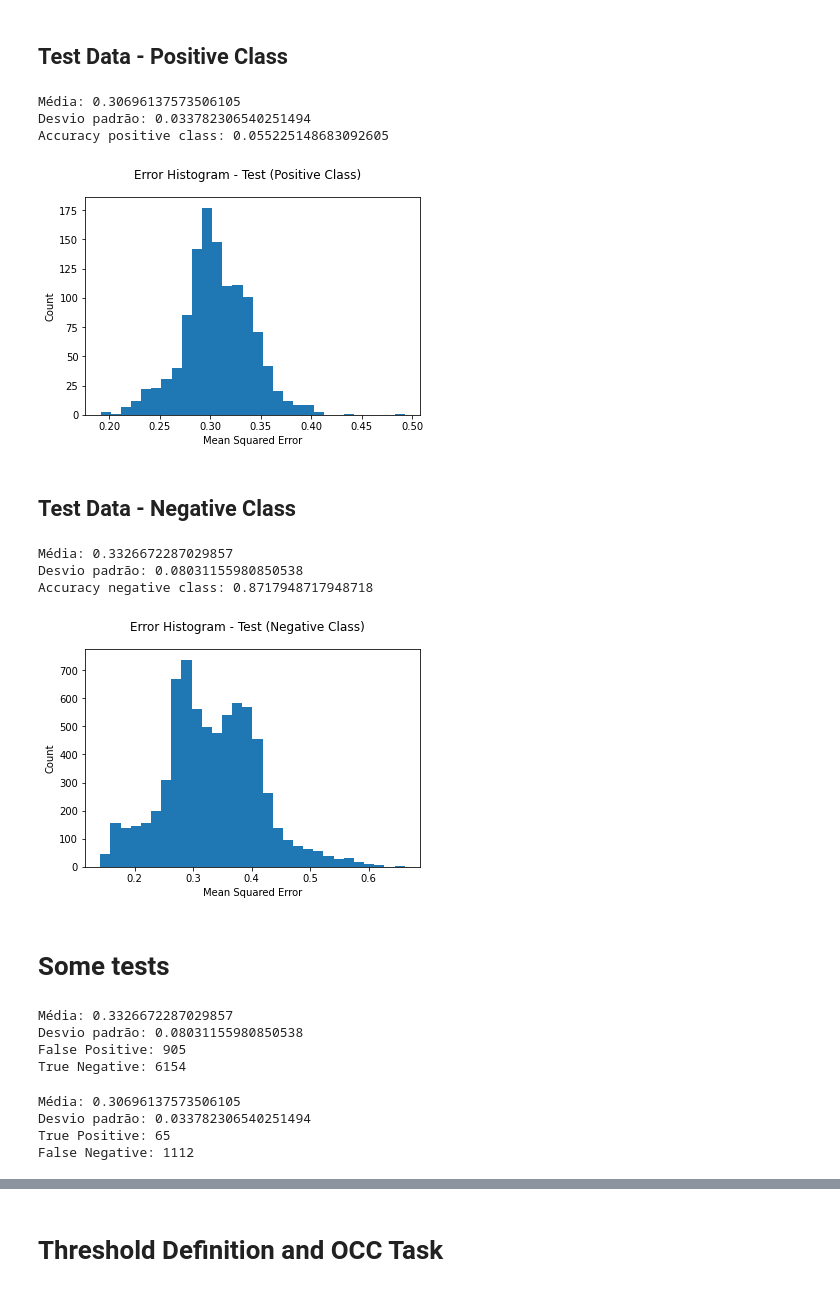
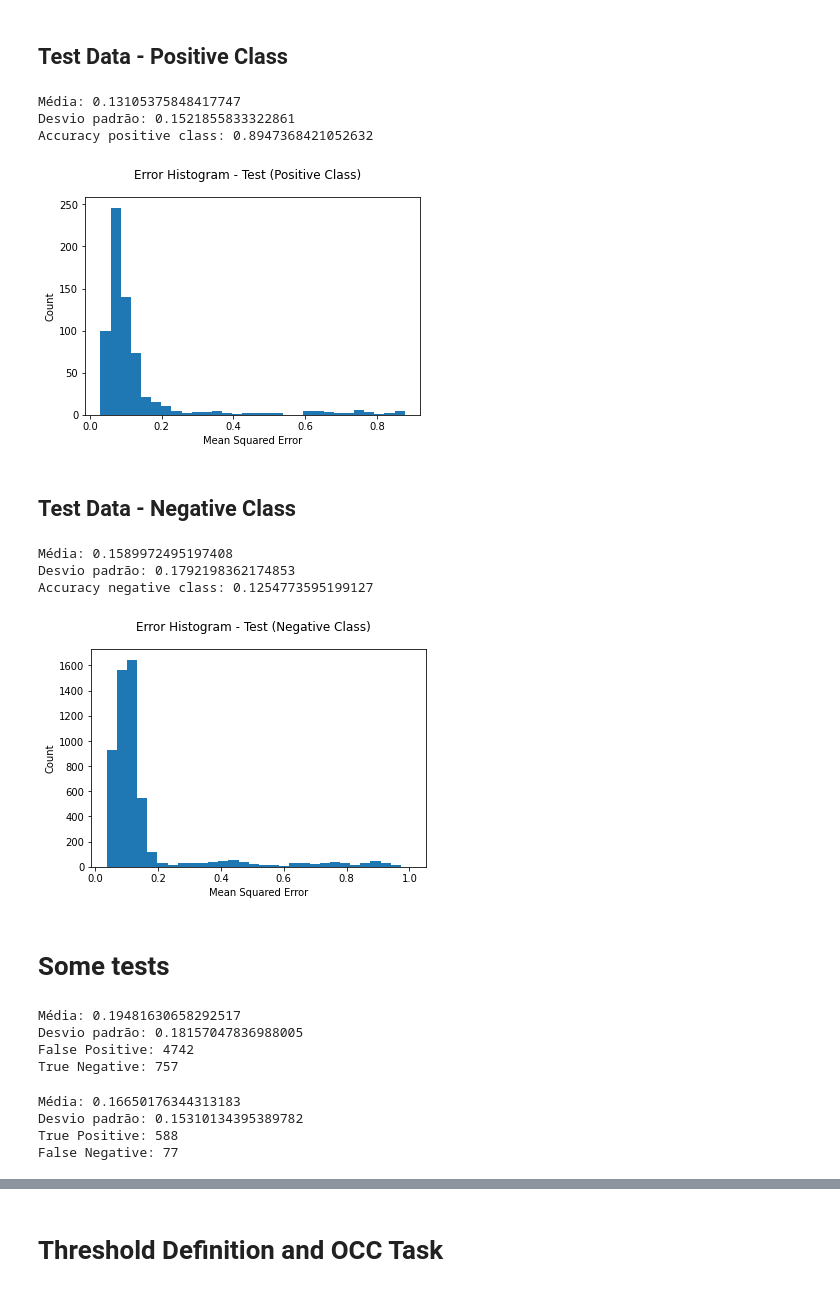
Before and after one commit to Tyred/TimeSeries_OCC-PUL, a Jupyter notebook: Notebooks/OC_ConvAutoencoder.ipynb, the cells around one changed output, grey strips where cells are left out. Cells and saved outputs as stored; diff of their text form; code cells hidden in the pictures.

```diff
--- a/Notebooks/OC_ConvAutoencoder.ipynb
+++ b/Notebooks/OC_ConvAutoencoder.ipynb
@@ -51,23 +51,29 @@ class ConvAutoencoder(tf.keras.Model):
         self.decoded = keras.layers.Conv1D(1, 3, activation='linear', padding='same')
 
     def call(self, inputs):
-        print(inputs.shape)
-        x = self.conv_1(inputs)
-        x = self.max_1(x)
-        x = self.conv_2(x)
-        x = self.max_2(x)
-        x = self.conv_3(x)
-        x = self.encoded(x)
+        padding = inputs.shape[1] % 8
+        x = self.encode(inputs)
         x = self.conv_4(x)
         x = self.up_1(x)
         x = self.conv_5(x)
         x = self.up_2(x)
         x = self.conv_6(x)
         x = self.up_3(x)
+        if padding != 0:
+            x = keras.layers.Cropping1D(cropping=(padding, 0))(x)
         return self.decoded(x)
-        #x = self.conv_7(x)
-        #self.cropping = x.shape[1] - inputs.shape[1]
-        #return keras.layers.Cropping1D(cropping=(0,self.cropping))(x)
+
+    def encode(self, inputs):
+        padding = inputs.shape[1] % 8
+        if padding != 0:
+            inputs = keras.layers.ZeroPadding1D(padding=(padding, 0))(inputs)
+        x = self.conv_1(inputs)
+        x = self.max_1(x)
+        x = self.conv_2(x)
+        x = self.max_2(x)
+        x = self.conv_3(x)
+        return self.encoded(x)
+
 
     def model(self):
         x = keras.layers.Input(shape=(serie_length, 1))
@@ -124,7 +130,7 @@ te_data = np.genfromtxt(path + "/" + dataset + "/" + dataset + "_TEST.tsv", deli
 
 print("Labels:", np.unique(tr_data[:, 0]))
 
-class_label = 1
+class_label = int(input('Positive class label: '))
 tr_data = tr_data[tr_data[:,0] == class_label, 1:] # train
 tc_data = te_data[te_data[:,0] == class_label, 1:] # target class - test
 oc_data = te_data[te_data[:,0] != class_label, 1:] # other classes - test
@@ -156,9 +161,8 @@ tc_data.shape = tc_data.shape[0], tc_data.shape[1], 1
 oc_data.shape = oc_data.shape[0], oc_data.shape[1], 1
 # %%
 # Train
-batch_size = 32
-epochs = 50
-
+batch_size = 8
+epochs = 100
 
 model.fit(tr_data, tr_data, epochs=epochs, batch_size=batch_size)
 autoencoder = model
@@ -270,35 +291,35 @@ plt.suptitle('Error Histogram - Test (Positive Class)')
 plt.savefig(f'drive/My Drive/UFSCar/FAPESP/IC_2.0/Results/hist_{dataset}_pc.png') # Positive Class
 
 # testing an arbitrary threshold
-threshold = 0.25
+threshold = 0.2
 accuracy = len(mse_pc[mse_pc <= threshold])/len(mse_pc)
 print("Accuracy positive class:" , accuracy)
 # %% [output]
-Média: 0.30696137573506105
-Desvio padrão: 0.033782306540251494
-Accuracy positive class: 0.055225148683092605
+Média: 0.13105375848417747
+Desvio padrão: 0.1521855833322861
+Accuracy positive class: 0.8947368421052632
-[figure, old version]
+[figure, new version]
 # %% [markdown]
 ## Test Data - Negative Class
 # %%
 # Teste com dados da classe negativa
 mse_nc = err_hist_occ(oc_data, oc_data_reconstructed)
 
 plt.hist(mse_nc, bins = 30)
 plt.ylabel('Count')
 plt.xlabel('Mean Squared Error');
 plt.suptitle('Error Histogram - Test (Negative Class)')
 plt.savefig(f'drive/My Drive/UFSCar/FAPESP/IC_2.0/Results/hist_{dataset}_nc.png') # Negative Class
 
 # testing an arbitrary threshold
-threshold = 0.25
+threshold = 0.2
 accuracy = len(mse_nc[mse_nc > threshold])/len(mse_nc)
 print("Accuracy negative class:" , accuracy)
 # %% [output]
-Média: 0.3326672287029857
-Desvio padrão: 0.08031155980850538
-Accuracy negative class: 0.8717948717948718
+Média: 0.1589972495197408
+Desvio padrão: 0.1792198362174853
+Accuracy negative class: 0.1254773595199127
-[figure, old version]
+[figure, new version]
 # %% [markdown]
 # Some tests
 # %%
@@ -310,10 +331,10 @@ true_negative = len(mse[mse>threshold])
 print("False Positive:", false_positive)
 print("True Negative:", true_negative)
 # %% [output]
-Média: 0.3326672287029857
-Desvio padrão: 0.08031155980850538
-False Positive: 905
-True Negative: 6154
+Média: 0.19481630658292517
+Desvio padrão: 0.18157047836988005
+False Positive: 4742
+True Negative: 757
 # %%
 mse = err_hist_occ(tc_data, tc_data_reconstructed)
 true_positive = len(mse[mse<=threshold])
@@ -321,10 +342,10 @@ false_negative = len(mse[mse>threshold])
 print("True Positive:", true_positive)
 print("False Negative:", false_negative)
 # %% [output]
-Média: 0.30696137573506105
-Desvio padrão: 0.033782306540251494
-True Positive: 65
-False Negative: 1112
+Média: 0.16650176344313183
+Desvio padrão: 0.15310134395389782
+True Positive: 588
+False Negative: 77
 # %%
 total = false_positive + true_negative + true_positive + false_negative
 print("Total:", total)
```
Also changed, not shown: parts of 9 cells of this notebook.
